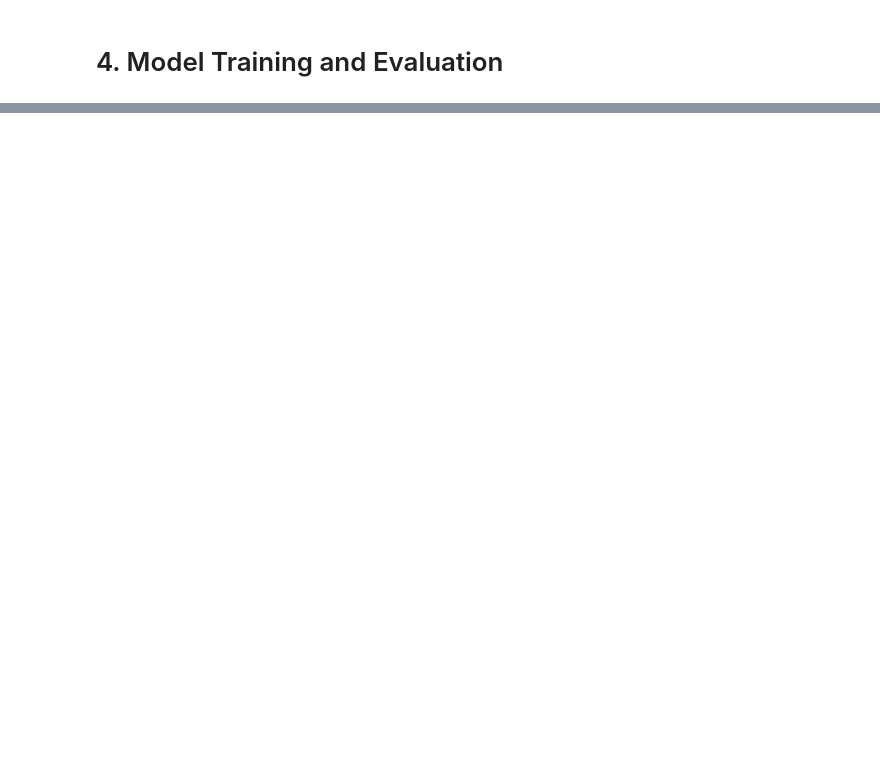
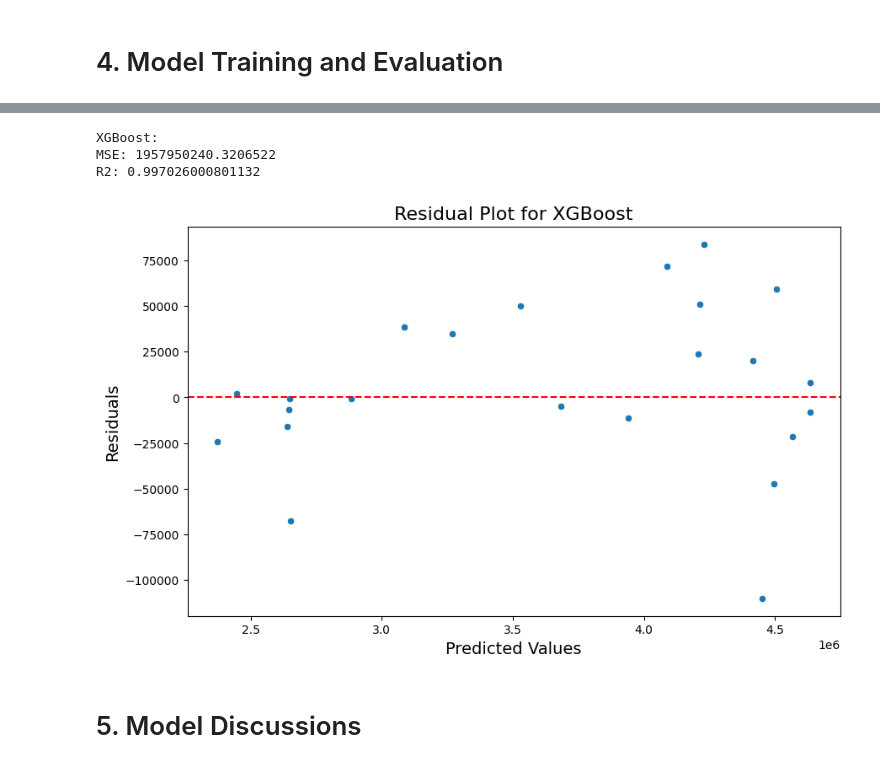
Before and after one commit to Mdhlalose/sarb-data-science-exercise, a Jupyter notebook: code.ipynb, the cells around one changed output, grey strips where cells are left out. Saved outputs shown, nothing was run; the diff lists cells and outputs as text; code cells hidden in the pictures; blank space fills up the shorter version.

```diff
--- a/code.ipynb
+++ b/code.ipynb
@@ -261,0 +322,25 @@ plt.show()
+# %%
+print("XGBoost:")
+xg_reg = xgb.XGBRegressor(n_estimators=100, random_state=42)
+xg_reg.fit(X_train_scaled, y_train)
+y_pred_xgb = xg_reg.predict(X_test_scaled)
+
+print("MSE:", mean_squared_error(y_test, y_pred_xgb))
+print("R2:", r2_score(y_test, y_pred_xgb))
+
+
+residuals_xgb = y_test - y_pred_xgb
+plt.figure(figsize=(10, 6))
+sns.scatterplot(x=y_pred_xgb, y=residuals_xgb)
+plt.axhline(y=0, color='r', linestyle='--')
+plt.title('Residual Plot for XGBoost', fontsize=16)
+plt.xlabel('Predicted Values', fontsize=14)
+plt.ylabel('Residuals', fontsize=14)
+plt.show()
+# %% [output]
+XGBoost:
+MSE: 1957950240.3206522
+R2: 0.997026000801132
+[figure, added]
+# %% [markdown]
+# 5. Model Discussions
```
Also changed, not shown: parts of 13 cells of this notebook.
